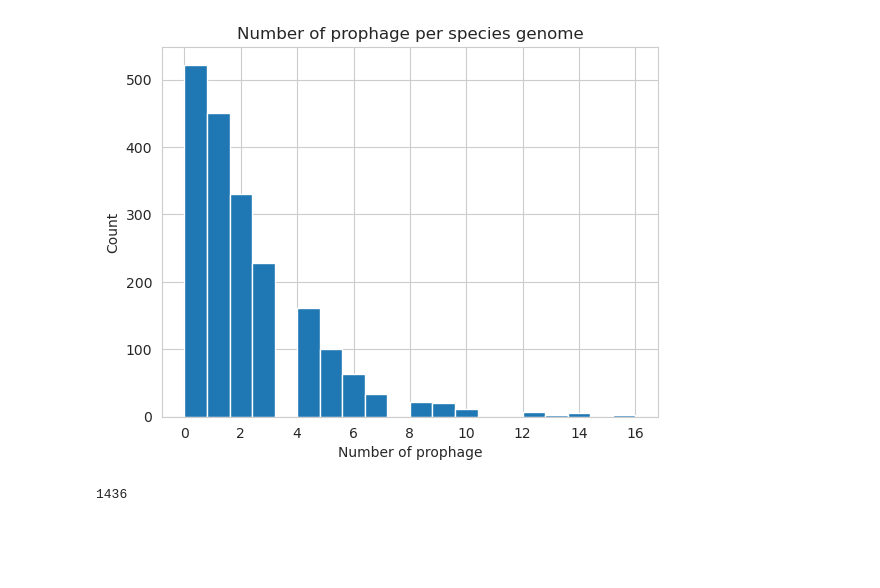
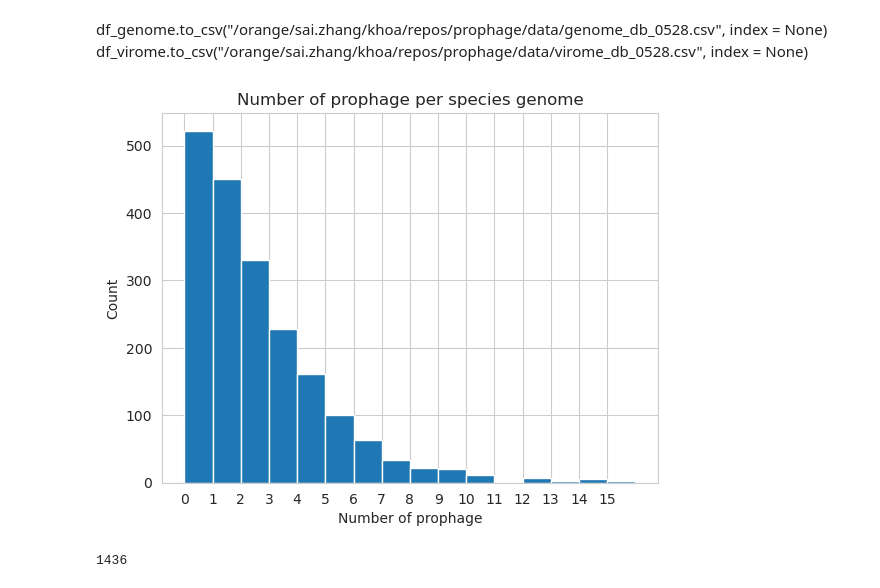
Before and after one commit to khoa-yelo/prophage, a Jupyter notebook: notebooks/Prophage.ipynb, the cells around one changed output. Cells and saved outputs as stored; diff of their text form; code cells hidden in the pictures; blank space fills up the shorter version.

```diff
--- a/notebooks/Prophage.ipynb
+++ b/notebooks/Prophage.ipynb
@@ -109,3 +88,6 @@ df_virome.to_csv("/orange/sai.zhang/khoa/repos/prophage/data/virome_db_0528.csv"
+# %% [markdown]
+df_genome.to_csv("/orange/sai.zhang/khoa/repos/prophage/data/genome_db_0528.csv", index = None)
+df_virome.to_csv("/orange/sai.zhang/khoa/repos/prophage/data/virome_db_0528.csv", index = None)
 # %%
 num_species = len(df_genome["species"].unique())
 zero_prophage = num_species - len(df_virome["species"].unique())
@@ -116,13 +98,14 @@ prophage_counts = num_viruses + [0]*zero_prophage
 # %%
 import seaborn as sns
 sns.set_style("whitegrid")
-plt.hist(prophage_counts, bins = 20)
+plt.hist(prophage_counts, bins = 16)
 plt.xlabel("Number of prophage")
+plt.xticks(np.arange(0,16), np.arange(0,16))
 plt.ylabel("Count")
 plt.title("Number of prophage per species genome")
 plt.savefig("../data/images/prophage_per_genome.png")
 # %% [output]
-[figure, old version]
+[figure, new version]
 # %%
 len(df_virome["species"].unique())
 # %% [output]
```
Also changed, not shown: parts of 26 cells of this notebook.
